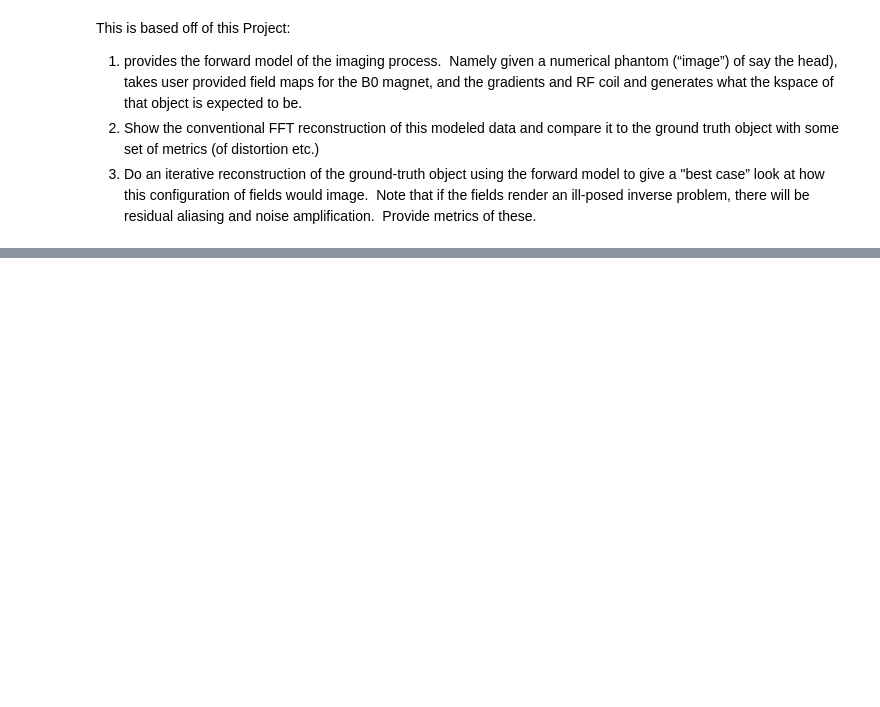
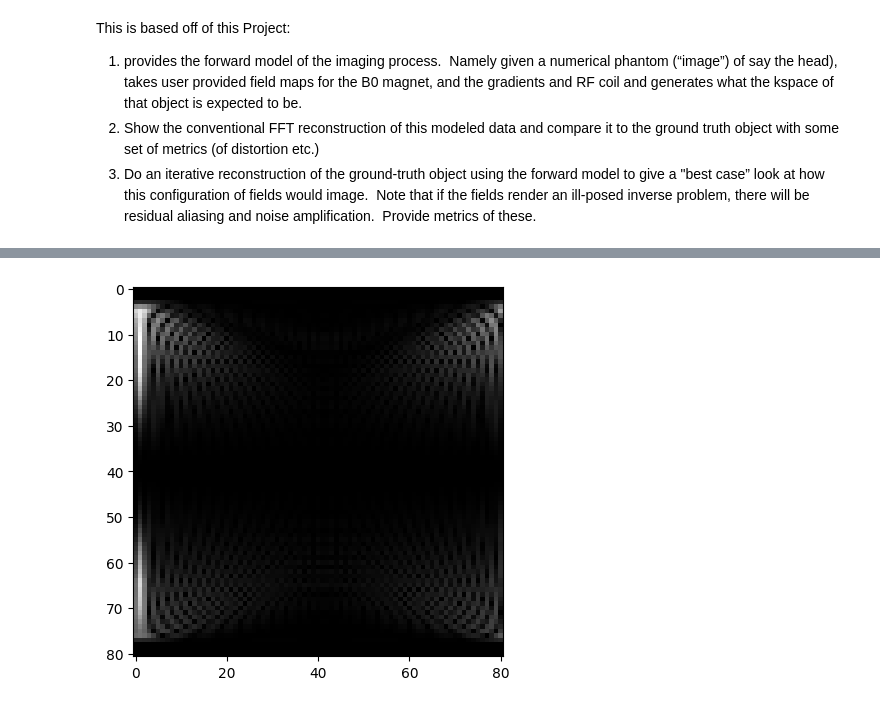
Before and after one commit to MaxStrey/Martinos_MR, a Jupyter notebook: Martinos_project/phantom_generation/phantom_5.ipynb, the cells around one changed output, grey strips where cells are left out. Saved outputs shown, nothing was run; the diff lists cells and outputs as text; code cells hidden in the pictures; blank space fills up the shorter version.

```diff
--- a/Martinos_project/phantom_generation/phantom_5.ipynb
+++ b/Martinos_project/phantom_generation/phantom_5.ipynb
@@ -76,0 +113,6 @@ plt.show()
+# %%
+# Plot the k-space
+plt.imshow(np.abs(k_space), cmap='gray')
+plt.show()
+# %% [output]
+[figure, added]
```
Also changed, not shown: parts of 6 cells of this notebook.
